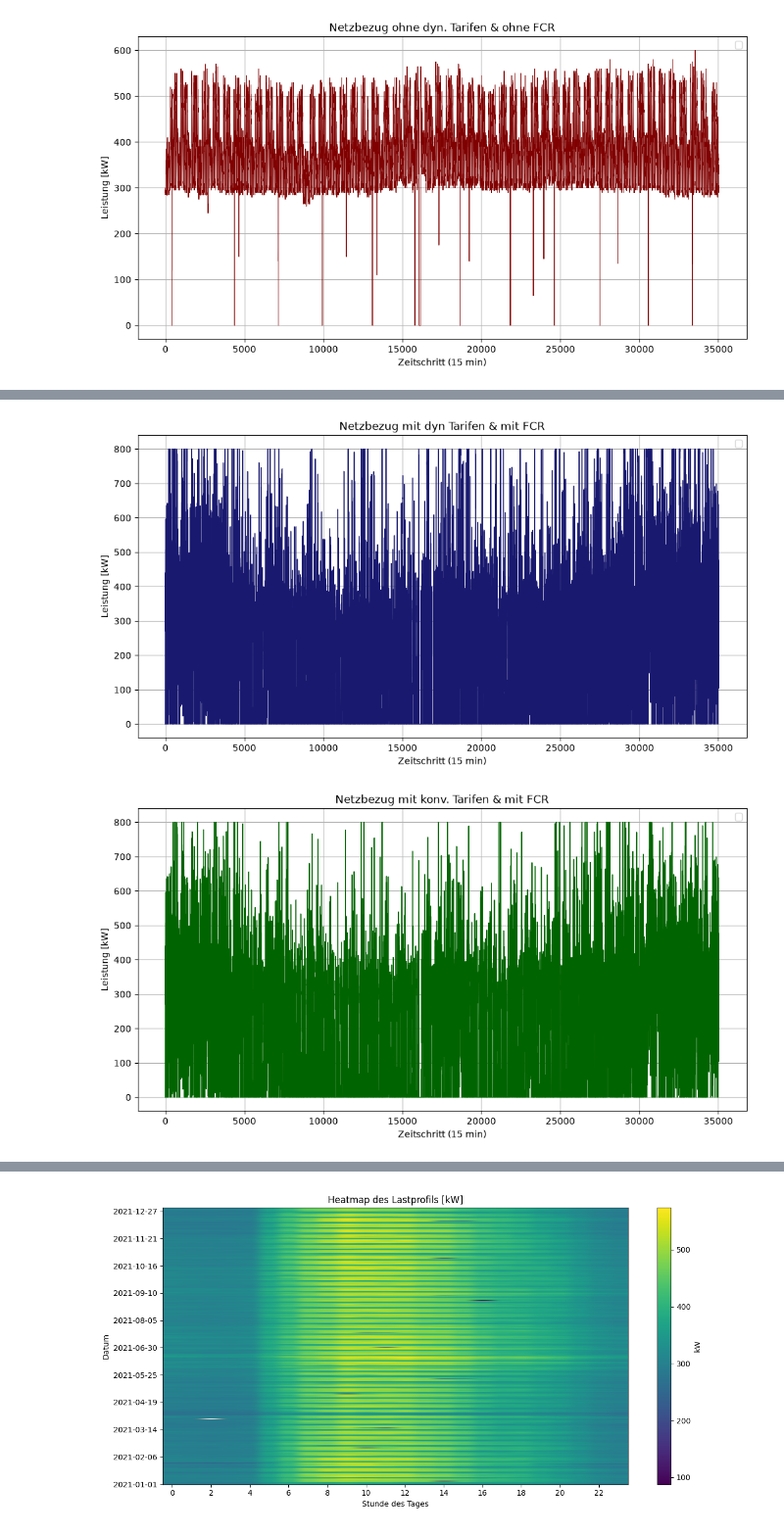
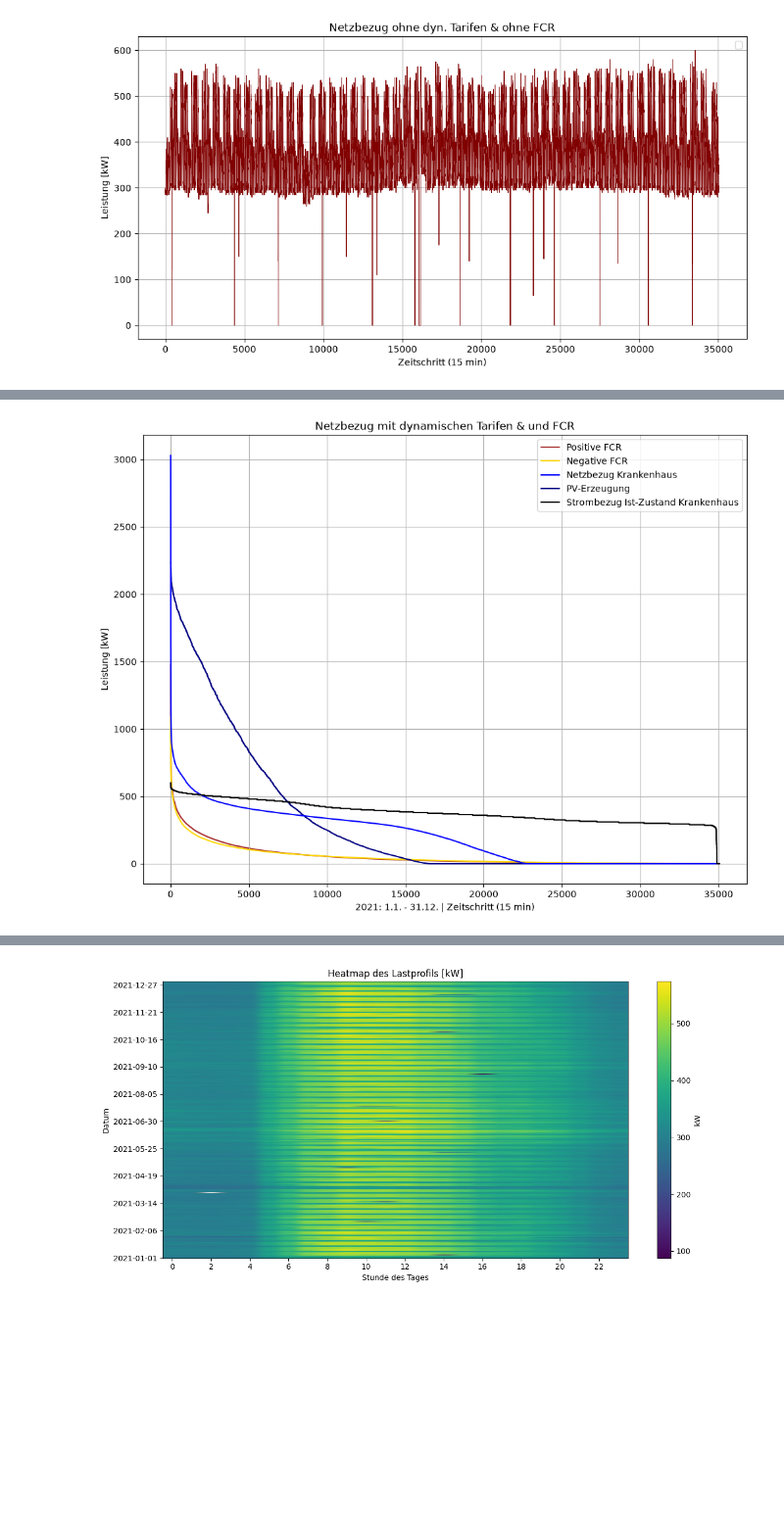
Before and after one commit to fschneegg/MoE-Team05, a Jupyter notebook: Notebook-V23.ipynb, the cells around one changed output, grey strips where cells are left out. Shown at 98% size. Saved outputs shown, nothing was run; the diff lists cells and outputs as text; code cells hidden in the pictures; blank space fills up the shorter version.

```diff
--- a/Notebook-V23.ipynb
+++ b/Notebook-V23.ipynb
@@ -1505,3 +1517,66 @@ plt.show()
+# %%
+grid_import = n_up.generators_t.p['grid_power']
+
+
+#grid_export = results_fcr["FCR Entladen [kW]"]
+
+#net_grid = grid_import - grid_export
+
+grid = results_fcr["FCR Laden [kW]"]-results_fcr["FCR Entladen [kW]"]+n_up.generators_t.p['grid_power']
+
+plt.figure(figsize=(12, 9))
+
+plt.plot(results_fcr["FCR Entladen [kW]"].sort_values(ascending=False).reset_index(drop=True),
+    color='brown',
+    linewidth=1.5,
+    zorder=1,
+    label='Positive FCR')
+
+plt.plot(results_fcr["FCR Laden [kW]"].sort_values(ascending=False).reset_index(drop=True),
+    color='gold',
+    linewidth=1.5,
+    zorder=2,
+    label='Negative FCR')
+
+plt.plot(grid_import.sort_values(ascending=False).reset_index(drop=True),
+    color='blue',
+    linewidth=1.5,
+    zorder=4,
+    label='Netzbezug Krankenhaus')
+
+plt.plot(n_up.generators_t.p['pv'].sort_values(ascending=False).reset_index(drop=True),
+    color='Navy',
+    linewidth=1.5,
+    zorder=3,
+    label='PV-Erzeugung')
+
+plt.plot(n_is.generators_t.p['grid_power'].sort_values(ascending=False).reset_index(drop=True),
+    color='Black',
+    linewidth=1.5,
+    zorder=5,
+    label='Strombezug Ist-Zustand Krankenhaus')
+
+
+#plt.plot(-n_up.generators_t.p['infeed'],
+#    color='blue',
+#    linewidth=1.0,
+#    zorder=1)
+
+#plt.axhline(0, color='red',
+#            linewidth=1.5,
+#            linestyle ='--')
+
+#plt.plot(results_fcr["FCR Entladen [kW]"], label='Bereitgestelle "Positive FCR" [kW]', color="green", linewidth=0.5)
+#plt.plot(results_fcr["FCR Laden [kW]"], label='Bereitgestelle "Negative FCR" [kW]', color="green", linewidth=0.5)
+#plt.plot(grid_import, label='Netzbezug des Krankenhauses', color="red", linewidth=0.2)
+plt.title("Netzbezug mit dynamischen Tarifen & und FCR")
+plt.xlabel("2021: 1.1. - 31.12. | Zeitschritt (15 min)")
+plt.ylabel("Leistung [kW]")
+plt.legend(loc='upper right')
+plt.grid(True)
+plt.show()
+# %% [output]
+[figure, added]
 # %%
 #### Ausgabe d. Lastprofile als .csv
 heute = datetime.now().strftime("%Y-%m-%d")
@@ -1511,8 +1585,0 @@ grid.to_csv("Lastfluss NAP Krankenhaus FCR & dyn. Stromtarife"+ heute + ".csv")
-# %%
-display(Image(filename="Dateien/Abbildungen/Lastgang mit dyn. Stromtarifen & FCR.png"))
-# %% [output]
-[figure, removed]
-# %%
-Image(filename="Dateien/Abbildungen/Lastgang mit konv. Stromtarifen & FCR.png")
-# %% [output]
-[figure, removed]
```
Also changed, not shown: parts of 25 cells of this notebook.
